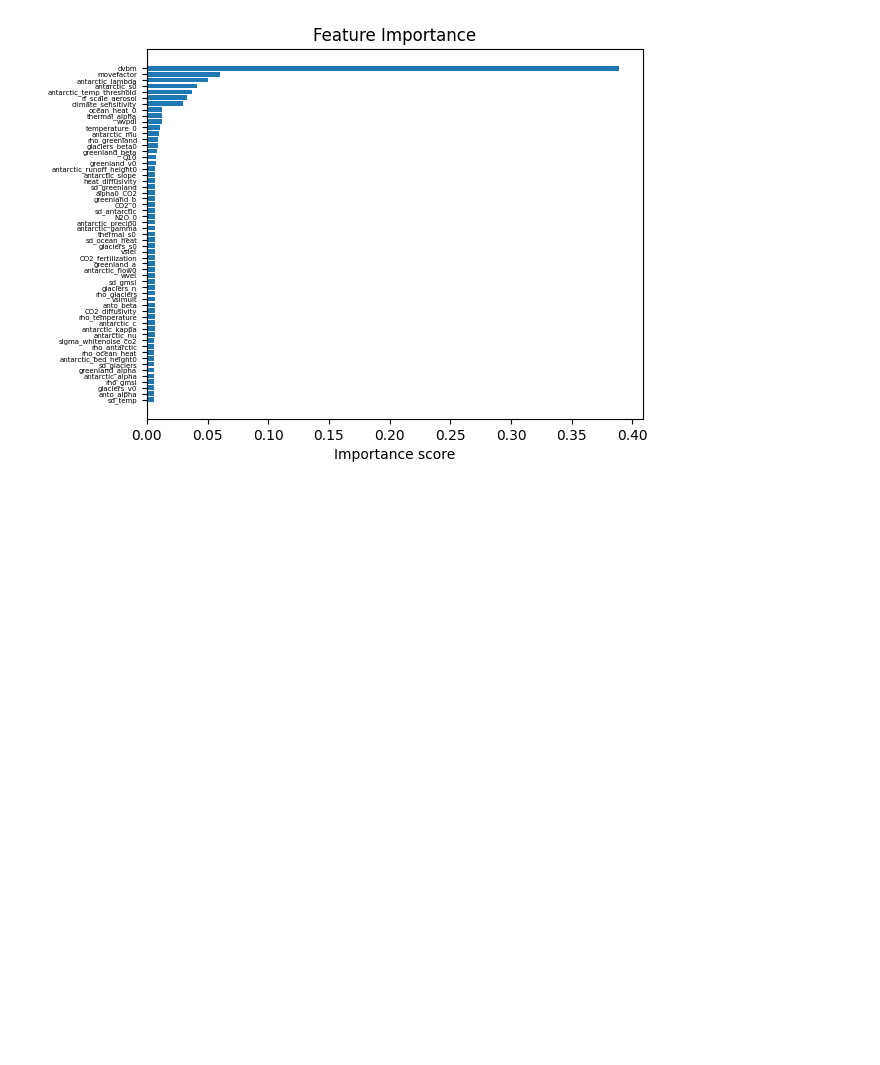
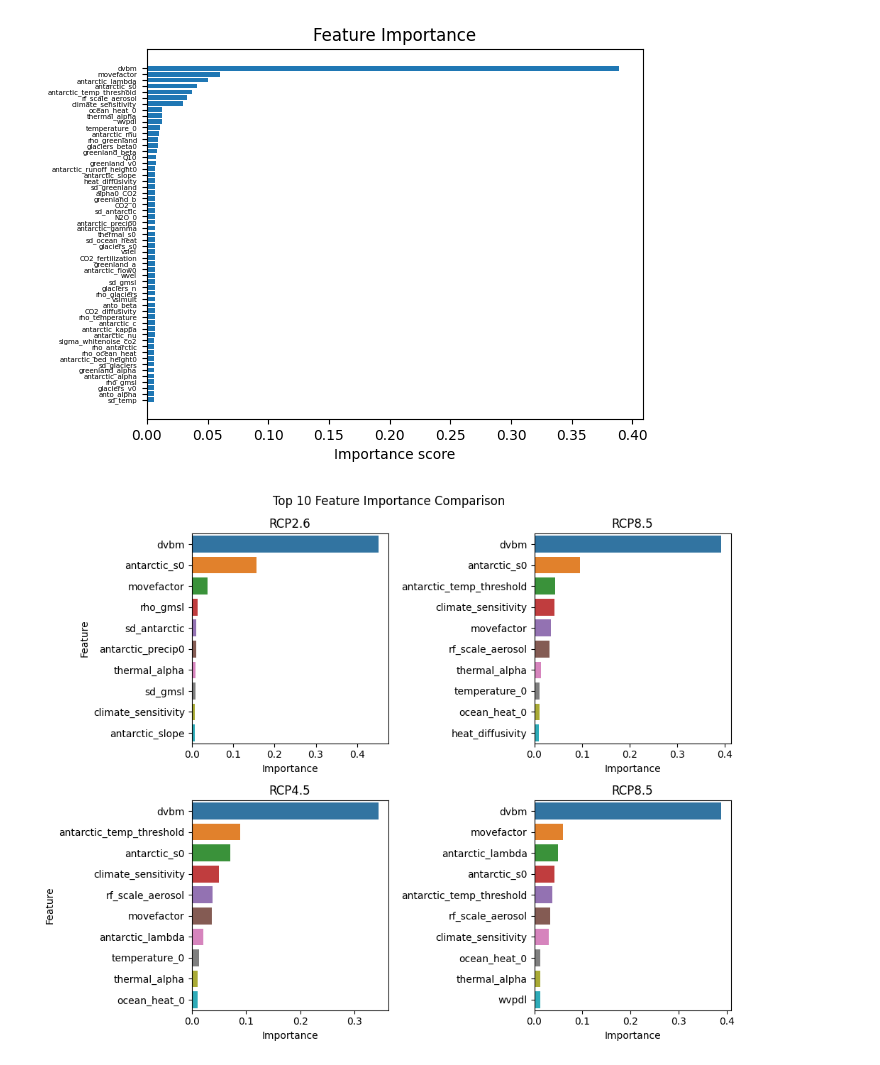
Before and after one commit to Prasannar07/Sea-level-rise, a Jupyter notebook: sneasybrick-ciam copy.ipynb, the cells around one changed output. Saved outputs shown, nothing was run; the diff lists cells and outputs as text; code cells hidden in the pictures; blank space fills up the shorter version.

```diff
--- a/sneasybrick-ciam copy.ipynb
+++ b/sneasybrick-ciam copy.ipynb
@@ -399,14 +399,14 @@ print("MSE for Random Forest on test data: ", "{:.10f}".format(float(mean_square
 
 
 # Obtaining feature importance
-feature_importance_cv5 = reg_cv5.feature_importances_
+feature_importance_cv5_ssp2_45 = reg_cv5.feature_importances_
 
 # Sorting features according to importance
-sorted_idx = np.argsort(feature_importance_cv5)
+sorted_idx = np.argsort(feature_importance_cv5_ssp2_45)
 pos = np.arange(sorted_idx.shape[0])
 
 # Plotting feature importances
-plt.barh(pos, feature_importance_cv5[sorted_idx], align="center")
+plt.barh(pos, feature_importance_cv5_ssp2_45[sorted_idx], align="center")
 
 plt.yticks(pos, np.array(feature_names)[sorted_idx], size =5)
 
@@ -527,14 +527,14 @@ print("MSE for Random Forest on test data: ", "{:.10f}".format(float(mean_square
 
 
 # Obtaining feature importance
-feature_importance_cv5 = reg_cv5.feature_importances_
+feature_importance_cv5_ssp4_60 = reg_cv5.feature_importances_
 
 # Sorting features according to importance
-sorted_idx = np.argsort(feature_importance_cv5)
+sorted_idx = np.argsort(feature_importance_cv5_ssp4_60)
 pos = np.arange(sorted_idx.shape[0])
 
 # Plotting feature importances
-plt.barh(pos, feature_importance_cv5[sorted_idx], align="center")
+plt.barh(pos, feature_importance_cv5_ssp4_60[sorted_idx], align="center")
 
 plt.yticks(pos, np.array(feature_names)[sorted_idx], size =5)
 
@@ -655,14 +655,14 @@ print("MSE for Random Forest on test data: ", "{:.10f}".format(float(mean_square
 
 
 # Obtaining feature importance
-feature_importance_cv5 = reg_cv5.feature_importances_
+feature_importance_cv5_ssp5_85 = reg_cv5.feature_importances_
 
 # Sorting features according to importance
-sorted_idx = np.argsort(feature_importance_cv5)
+sorted_idx = np.argsort(feature_importance_cv5_ssp5_85)
 pos = np.arange(sorted_idx.shape[0])
 
 # Plotting feature importances
-plt.barh(pos, feature_importance_cv5[sorted_idx], align="center")
+plt.barh(pos, feature_importance_cv5_ssp5_85[sorted_idx], align="center")
 
 plt.yticks(pos, np.array(feature_names)[sorted_idx], size =5)
 
@@ -672,3 +672,43 @@ plt.xlabel("Importance score");
 MSE for Random Forest on CV train data:  0.0000022375
 MSE for Random Forest on test data:  0.0003872976
 [figure]
+# %%
+fig, ((ax1, ax2), (ax3, ax4)) = plt.subplots(nrows=2, ncols=2, figsize=(10, 8))
+
+# Plotting top 10 features for RCP2.6
+top10_ssp1_26_idx = np.argsort(feature_importance_cv5_ssp1_26)[-10:][::-1]
+top10_ssp1_26 = feature_importance_cv5_ssp1_26[top10_ssp1_26_idx]
+sns.barplot(x=top10_ssp1_26, y=feature_names[top10_ssp1_26_idx], ax=ax1)
+ax1.set_title('RCP2.6')
+ax1.set_xlabel('Importance')
+ax1.set_ylabel('Feature')
+
+# Plotting top 10 features for RCP4.5
+top10_ssp2_45_idx = np.argsort(feature_importance_cv5_ssp2_45)[-10:][::-1]
+top10_ssp2_45 = feature_importance_cv5_ssp2_45[top10_ssp2_45_idx]
+sns.barplot(x=top10_ssp2_45, y=feature_names[top10_ssp2_45_idx], ax=ax2)
+ax2.set_title('RCP8.5')
+ax2.set_xlabel('Importance')
+ax2.set_ylabel('')
+
+# Plotting top 10 features for RCP6.0
+top10_ssp4_60_idx = np.argsort(feature_importance_cv5_ssp4_60)[-10:][::-1]
+top10_ssp4_60 = feature_importance_cv5_ssp4_60[top10_ssp4_60_idx]
+sns.barplot(x=top10_ssp4_60, y=feature_names[top10_ssp4_60_idx], ax=ax3)
+ax3.set_title('RCP4.5')
+ax3.set_xlabel('Importance')
+ax3.set_ylabel('Feature')
+
+# Plotting top 10 features for RCP8.5
+top10_ssp5_85_idx = np.argsort(feature_importance_cv5_ssp5_85)[-10:][::-1]
+top10_ssp5_85 = feature_importance_cv5_ssp5_85[top10_ssp5_85_idx]
+sns.barplot(x=top10_ssp5_85, y=feature_names[top10_ssp5_85_idx], ax=ax4)
+ax4.set_title('RCP8.5')
+ax4.set_xlabel('Importance')
+ax4.set_ylabel('')
+
+fig.suptitle('Top 10 Feature Importance Comparison')
+fig.tight_layout()
+plt.show()
+# %% [output]
+[figure, added]
```
Also changed, not shown: parts of 5 cells of this notebook.
